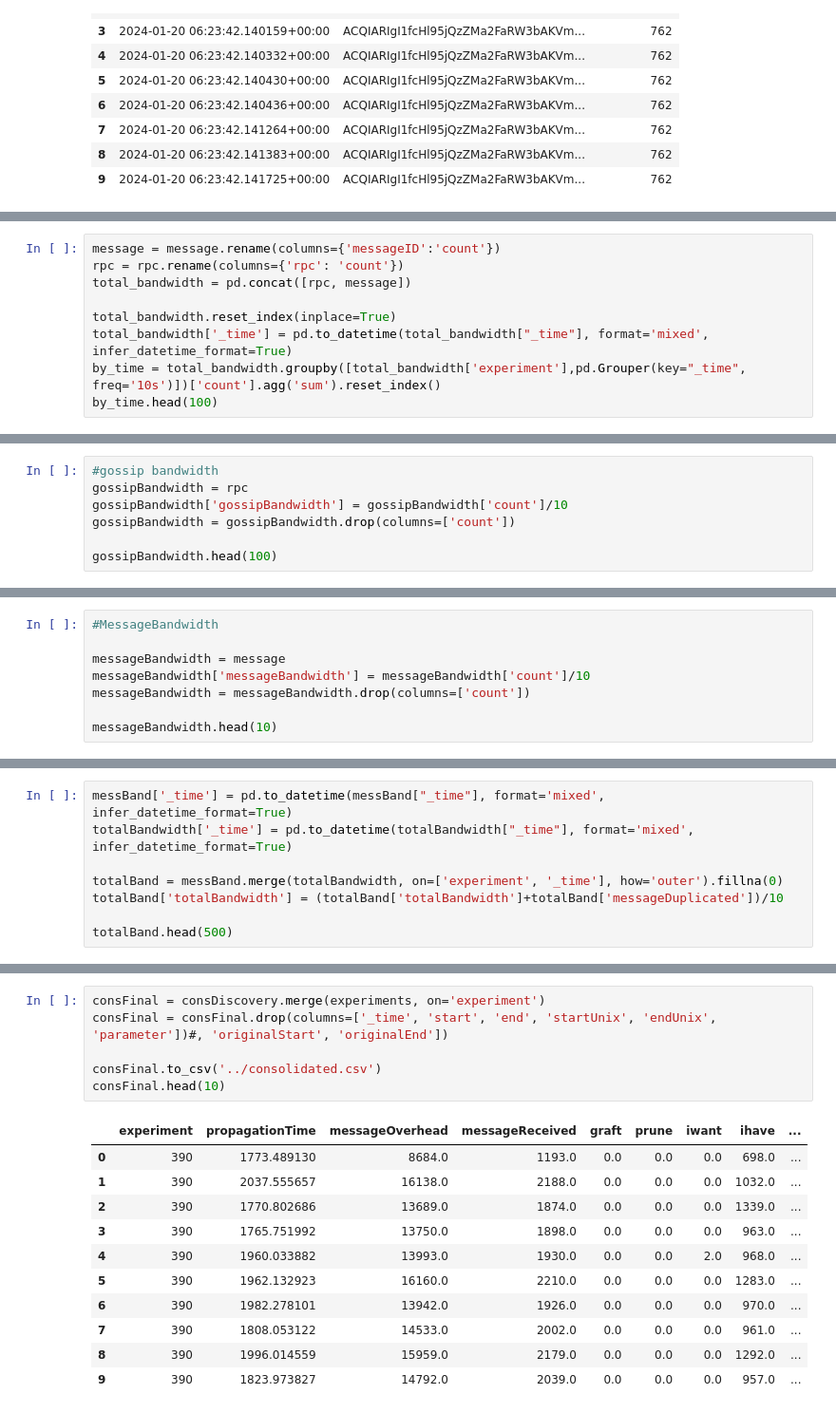
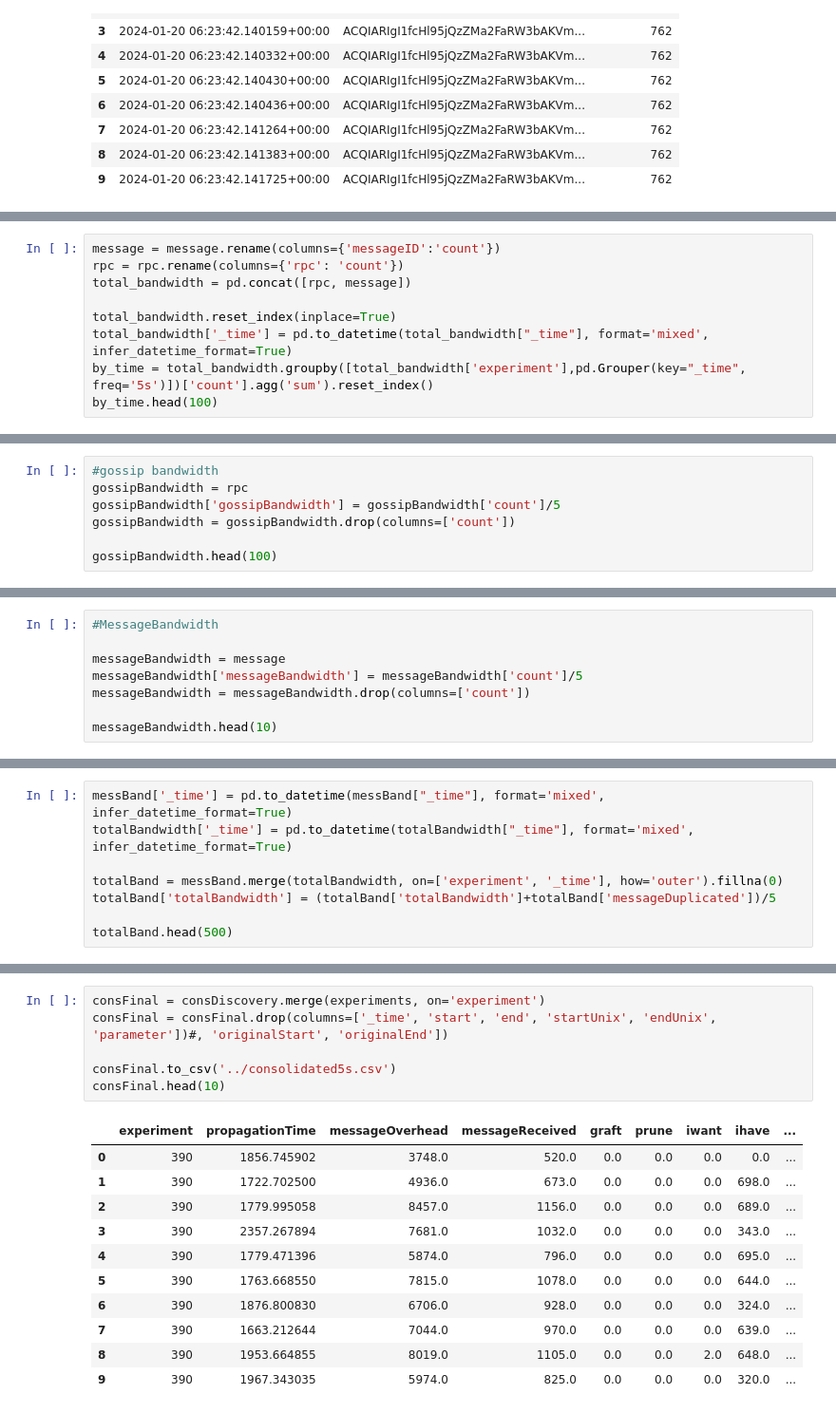
Before and after one commit to FlavScheidt/flexi-pipe, a Jupyter notebook: data/CausalAnalysis/GenerateDatasets/GenerateDatasets.ipynb, the cells around one changed output, grey strips where cells are left out. Shown at 95% size. Drawn from its saved outputs; the diff is of its cells as text.

Commit message:
Dataset consolidated by 5 seconds

```diff
--- a/data/CausalAnalysis/GenerateDatasets/GenerateDatasets.ipynb
+++ b/data/CausalAnalysis/GenerateDatasets/GenerateDatasets.ipynb
@@ -316,7 +316,7 @@ total_bandwidth = pd.concat([rpc, message])
 
 total_bandwidth.reset_index(inplace=True)
 total_bandwidth['_time'] = pd.to_datetime(total_bandwidth["_time"], format='mixed', infer_datetime_format=True)
-by_time = total_bandwidth.groupby([total_bandwidth['experiment'],pd.Grouper(key="_time", freq='10s')])['count'].agg('sum').reset_index()
+by_time = total_bandwidth.groupby([total_bandwidth['experiment'],pd.Grouper(key="_time", freq='5s')])['count'].agg('sum').reset_index()
 by_time.head(100)
 # %% [output]
 |  | experiment | _time | count |
@@ -352,7 +352,7 @@ totalBandwidth.head(10)
 # %%
 #gossip bandwidth
 gossipBandwidth = rpc
-gossipBandwidth['gossipBandwidth'] = gossipBandwidth['count']/10
+gossipBandwidth['gossipBandwidth'] = gossipBandwidth['count']/5
 gossipBandwidth = gossipBandwidth.drop(columns=['count'])
 
 gossipBandwidth.head(100)
@@ -374,7 +374,7 @@ gossipBandwidth.head(100)
 #MessageBandwidth
 
 messageBandwidth = message
-messageBandwidth['messageBandwidth'] = messageBandwidth['count']/10
+messageBandwidth['messageBandwidth'] = messageBandwidth['count']/5
 messageBandwidth = messageBandwidth.drop(columns=['count'])
 
 messageBandwidth.head(10)
@@ -416,7 +416,7 @@ messBand['_time'] = pd.to_datetime(messBand["_time"], format='mixed', infer_date
 totalBandwidth['_time'] = pd.to_datetime(totalBandwidth["_time"], format='mixed', infer_datetime_format=True)
 
 totalBand = messBand.merge(totalBandwidth, on=['experiment', '_time'], how='outer').fillna(0)
-totalBand['totalBandwidth'] = (totalBand['totalBandwidth']+totalBand['messageDuplicated'])/10
+totalBand['totalBandwidth'] = (totalBand['totalBandwidth']+totalBand['messageDuplicated'])/5
 
 totalBand.head(500)
 # %% [output]
@@ -474,18 +474,18 @@ consDiscovery.head(10)
 # %%
 consFinal = consDiscovery.merge(experiments, on='experiment')
 consFinal = consFinal.drop(columns=['_time', 'start', 'end', 'startUnix', 'endUnix', 'parameter'])#, 'originalStart', 'originalEnd'])
 
-consFinal.to_csv('../consolidated.csv')
+consFinal.to_csv('../consolidated5s.csv')
 consFinal.head(10)
 # %% [output]
 |  | experiment | propagationTime | messageOverhead | messageReceived | graft | prune | iwant | ihave | ... |
-| 0 | 390 | 1773.489130 | 8684.0 | 1193.0 | 0.0 | 0.0 | 0.0 | 698.0 | ... |
-| 1 | 390 | 2037.555657 | 16138.0 | 2188.0 | 0.0 | 0.0 | 0.0 | 1032.0 | ... |
-| 2 | 390 | 1770.802686 | 13689.0 | 1874.0 | 0.0 | 0.0 | 0.0 | 1339.0 | ... |
-| 3 | 390 | 1765.751992 | 13750.0 | 1898.0 | 0.0 | 0.0 | 0.0 | 963.0 | ... |
-| 4 | 390 | 1960.033882 | 13993.0 | 1930.0 | 0.0 | 0.0 | 2.0 | 968.0 | ... |
-| 5 | 390 | 1962.132923 | 16160.0 | 2210.0 | 0.0 | 0.0 | 0.0 | 1283.0 | ... |
-| 6 | 390 | 1982.278101 | 13942.0 | 1926.0 | 0.0 | 0.0 | 0.0 | 970.0 | ... |
-| 7 | 390 | 1808.053122 | 14533.0 | 2002.0 | 0.0 | 0.0 | 0.0 | 961.0 | ... |
-| 8 | 390 | 1996.014559 | 15959.0 | 2179.0 | 0.0 | 0.0 | 0.0 | 1292.0 | ... |
-| 9 | 390 | 1823.973827 | 14792.0 | 2039.0 | 0.0 | 0.0 | 0.0 | 957.0 | ... |
+| 0 | 390 | 1856.745902 | 3748.0 | 520.0 | 0.0 | 0.0 | 0.0 | 0.0 | ... |
+| 1 | 390 | 1722.702500 | 4936.0 | 673.0 | 0.0 | 0.0 | 0.0 | 698.0 | ... |
+| 2 | 390 | 1779.995058 | 8457.0 | 1156.0 | 0.0 | 0.0 | 0.0 | 689.0 | ... |
+| 3 | 390 | 2357.267894 | 7681.0 | 1032.0 | 0.0 | 0.0 | 0.0 | 343.0 | ... |
+| 4 | 390 | 1779.471396 | 5874.0 | 796.0 | 0.0 | 0.0 | 0.0 | 695.0 | ... |
+| 5 | 390 | 1763.668550 | 7815.0 | 1078.0 | 0.0 | 0.0 | 0.0 | 644.0 | ... |
+| 6 | 390 | 1876.800830 | 6706.0 | 928.0 | 0.0 | 0.0 | 0.0 | 324.0 | ... |
+| 7 | 390 | 1663.212644 | 7044.0 | 970.0 | 0.0 | 0.0 | 0.0 | 639.0 | ... |
+| 8 | 390 | 1953.664855 | 8019.0 | 1105.0 | 0.0 | 0.0 | 2.0 | 648.0 | ... |
+| 9 | 390 | 1967.343035 | 5974.0 | 825.0 | 0.0 | 0.0 | 0.0 | 320.0 | ... |
```
Also changed, not shown: parts of 16 cells of this notebook, 1 other file.
